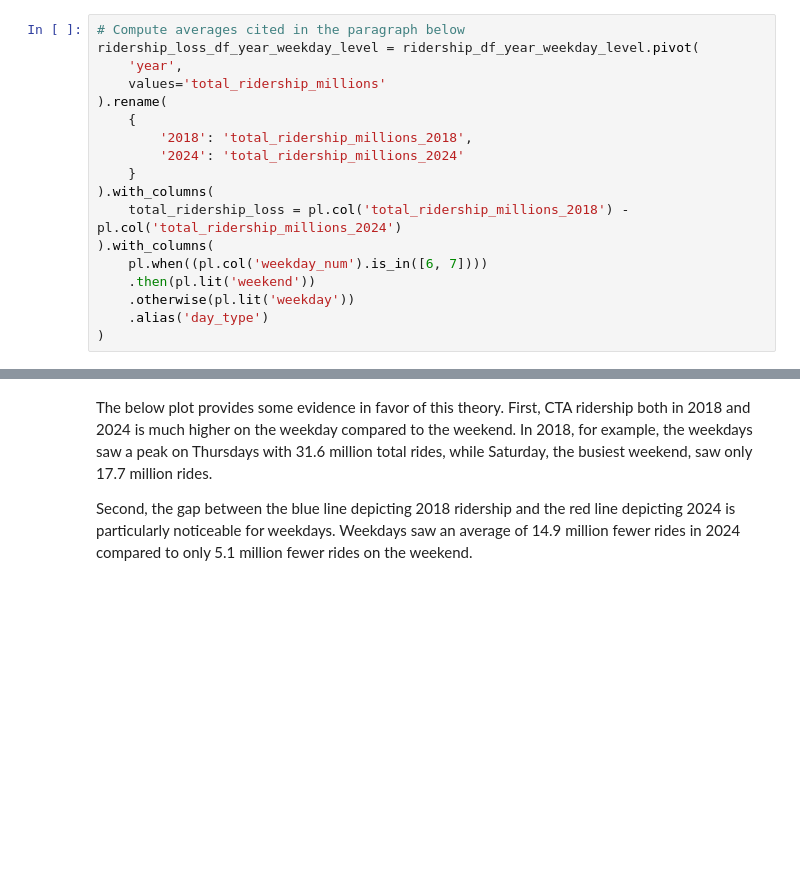
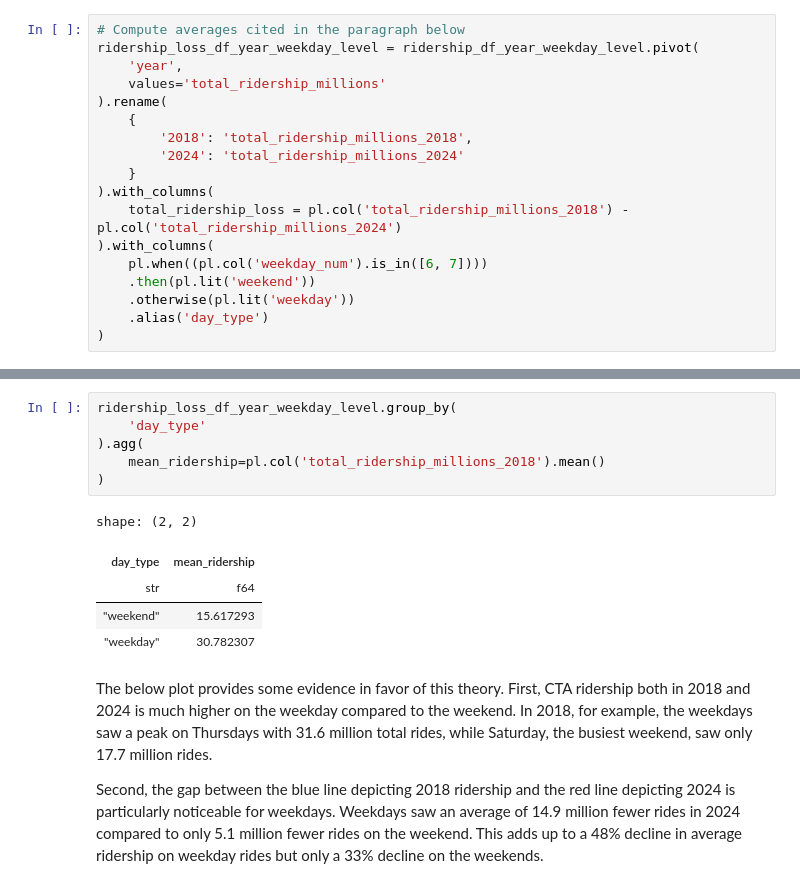
Before and after one commit to bryantco/cta-analysis, a Jupyter notebook: analyze_ridership.ipynb, the cells around one changed output, grey strips where cells are left out. Saved outputs shown, nothing was run; the diff lists cells and outputs as text; blank space fills up the shorter version.

Commit message:
feat: add stats to  writeup on weekend/weekday rides

```diff
--- a/analyze_ridership.ipynb
+++ b/analyze_ridership.ipynb
@@ -401,9 +401,21 @@ shape: (2, 2)
 | "weekday" | 14.884206 |
+# %%
+ridership_loss_df_year_weekday_level.group_by(
+    'day_type'
+).agg(
+    mean_ridership=pl.col('total_ridership_millions_2018').mean()
+)
+# %% [output]
+shape: (2, 2)
+| day_type | mean_ridership |
+| str | f64 |
+| "weekend" | 15.617293 |
+| "weekday" | 30.782307 |
 # %% [markdown]
 The below plot provides some evidence in favor of this theory. First, CTA ridership both in 2018 and 2024
 is much higher on the weekday compared to the weekend. In 2018, for example, the weekdays saw a peak on
 Thursdays with 31.6 million total rides, while Saturday, the busiest weekend, saw only 17.7 million rides.
 
 Second, the gap between the blue line depicting 2018 ridership and the red line depicting 2024 is particularly noticeable for weekdays.
-Weekdays saw an average of 14.9 million fewer rides in 2024 compared to only 5.1 million fewer rides on the weekend.
+Weekdays saw an average of 14.9 million fewer rides in 2024 compared to only 5.1 million fewer rides on the weekend. This adds up to a 48% decline in average ridership on weekday rides but only a 33% decline on the weekends.
 # %%
```
Also changed, not shown: parts of 2 cells of this notebook.
